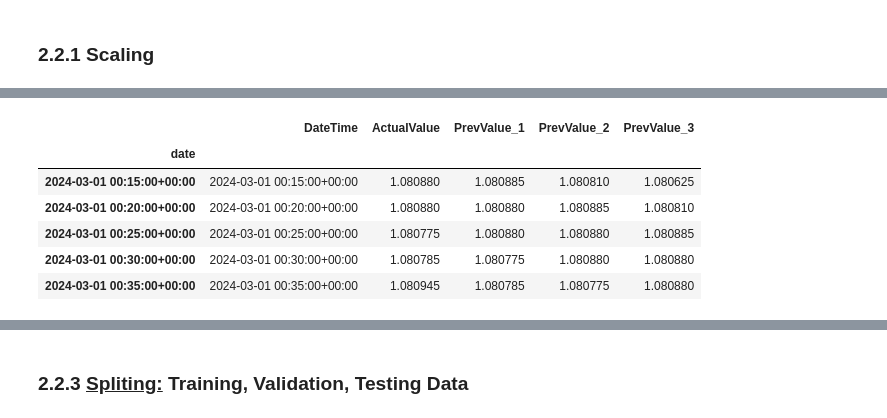
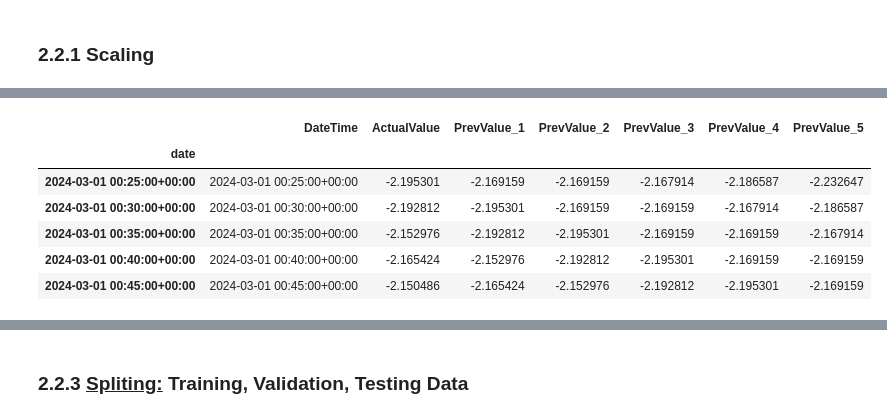
Before and after one commit to MasixoleBOYA/Capstone_Project, a Jupyter notebook: data_sources/Tiingo/tiingo_model.ipynb, the cells around one changed output, grey strips where cells are left out. Cells and saved outputs as stored; diff of their text form; code cells hidden in the pictures.

```diff
--- a/data_sources/Tiingo/tiingo_model.ipynb
+++ b/data_sources/Tiingo/tiingo_model.ipynb
@@ -101,5 +142,7 @@ start_date = '2024-03-01'
 # %%
-requestResponse = requests.get(f"https://api.tiingo.com/tiingo/fx/{ticker.lower()}/prices?startDate={start_date}&resampleFreq=5min&token=ebed6535a2acbe1a06b0057e8d1e8af61e5cefa7", headers=headers)
+# requestResponse = requests.get(f"https://api.tiingo.com/tiingo/fx/{ticker.lower()}/prices?startDate={start_date}&resampleFreq={resample_freq}&token=ebed6535a2acbe1a06b0057e8d1e8af61e5cefa7", headers=headers)
+
+requestResponse = requests.get(f"https://api.tiingo.com/tiingo/fx/{ticker.lower()}/prices?startDate={start_date}&endDate={end_date}&resampleFreq={resample_freq}&token=ebed6535a2acbe1a06b0057e8d1e8af61e5cefa7", headers=headers)
 # %%
 data = requestResponse.json()
 data
@@ -181,7 +253,7 @@ plt.show()
 # %% [markdown]
 <h3><strong>2.2.1 Scaling<strong></h3>
 # %%
-# scaler = StandardScaler()
-# numerical_features = ['open', 'high', 'low', 'close']  # Assuming these are your numerical features
-# df[numerical_features] = scaler.fit_transform(df[numerical_features])
+scaler = StandardScaler()
+numerical_features = ['open', 'high', 'low', 'close']  # Assuming these are your numerical features
+df[numerical_features] = scaler.fit_transform(df[numerical_features])
 # %%
@@ -201,23 +291,22 @@ df.head()
 # %%
-def create_lagged_dataframe(df, lag_steps=3):
+def create_lagged_dataframe(df, lag_steps=5):
     lagged_df = pd.DataFrame(index=df.index)
     lagged_df['DateTime'] = df.index
     lagged_df['ActualValue'] = df['close']
 
-    # Create lagged columns for previous values
+    #Creating lagged columns for previous values
     for i in range(1, lag_steps + 1):
         lagged_df[f'PrevValue_{i}'] = df['close'].shift(i)
 
     return lagged_df.dropna()
 
-# Assuming df is your original DataFrame containing the time series data
 lagged_df = create_lagged_dataframe(df)
 lagged_df.head()
 # %% [output]
-|  | DateTime | ActualValue | PrevValue_1 | PrevValue_2 | PrevValue_3 |
-| date |  |  |  |  |  |
-| 2024-03-01 00:15:00+00:00 | 2024-03-01 00:15:00+00:00 | 1.080880 | 1.080885 | 1.080810 | 1.080625 |
-| 2024-03-01 00:20:00+00:00 | 2024-03-01 00:20:00+00:00 | 1.080880 | 1.080880 | 1.080885 | 1.080810 |
-| 2024-03-01 00:25:00+00:00 | 2024-03-01 00:25:00+00:00 | 1.080775 | 1.080880 | 1.080880 | 1.080885 |
-| 2024-03-01 00:30:00+00:00 | 2024-03-01 00:30:00+00:00 | 1.080785 | 1.080775 | 1.080880 | 1.080880 |
-| 2024-03-01 00:35:00+00:00 | 2024-03-01 00:35:00+00:00 | 1.080945 | 1.080785 | 1.080775 | 1.080880 |
+|  | DateTime | ActualValue | PrevValue_1 | PrevValue_2 | PrevValue_3 | PrevValue_4 | PrevValue_5 |
+| date |  |  |  |  |  |  |  |
+| 2024-03-01 00:25:00+00:00 | 2024-03-01 00:25:00+00:00 | -2.195301 | -2.169159 | -2.169159 | -2.167914 | -2.186587 | -2.232647 |
+| 2024-03-01 00:30:00+00:00 | 2024-03-01 00:30:00+00:00 | -2.192812 | -2.195301 | -2.169159 | -2.169159 | -2.167914 | -2.186587 |
+| 2024-03-01 00:35:00+00:00 | 2024-03-01 00:35:00+00:00 | -2.152976 | -2.192812 | -2.195301 | -2.169159 | -2.169159 | -2.167914 |
+| 2024-03-01 00:40:00+00:00 | 2024-03-01 00:40:00+00:00 | -2.165424 | -2.152976 | -2.192812 | -2.195301 | -2.169159 | -2.169159 |
+| 2024-03-01 00:45:00+00:00 | 2024-03-01 00:45:00+00:00 | -2.150486 | -2.165424 | -2.152976 | -2.192812 | -2.195301 | -2.169159 |
```
Also changed, not shown: parts of 31 cells of this notebook.
